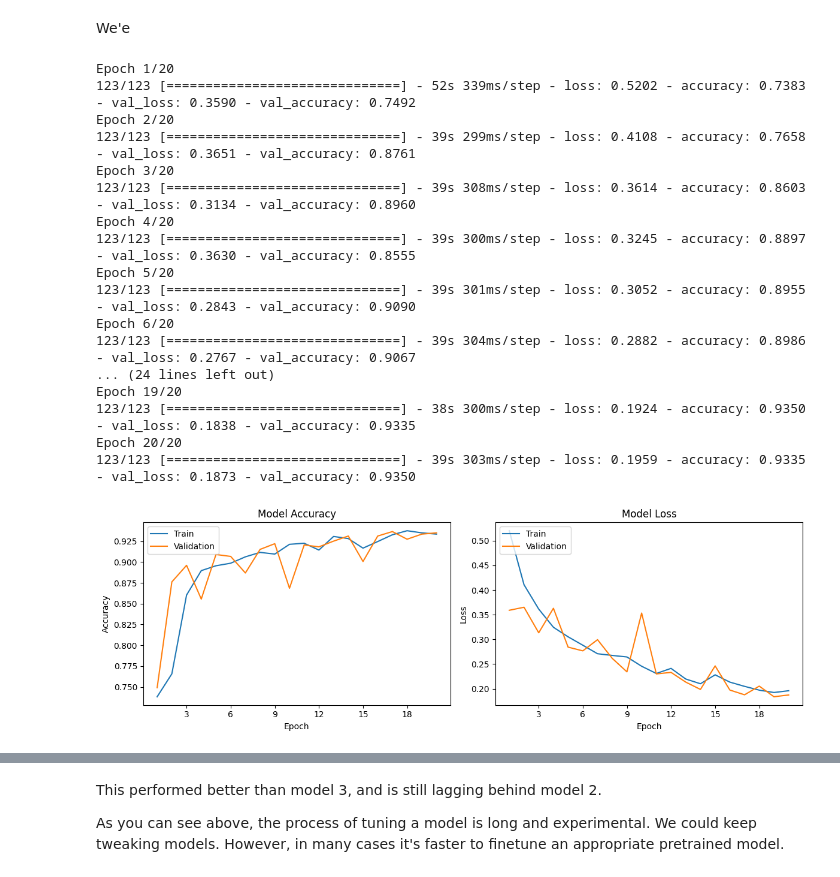
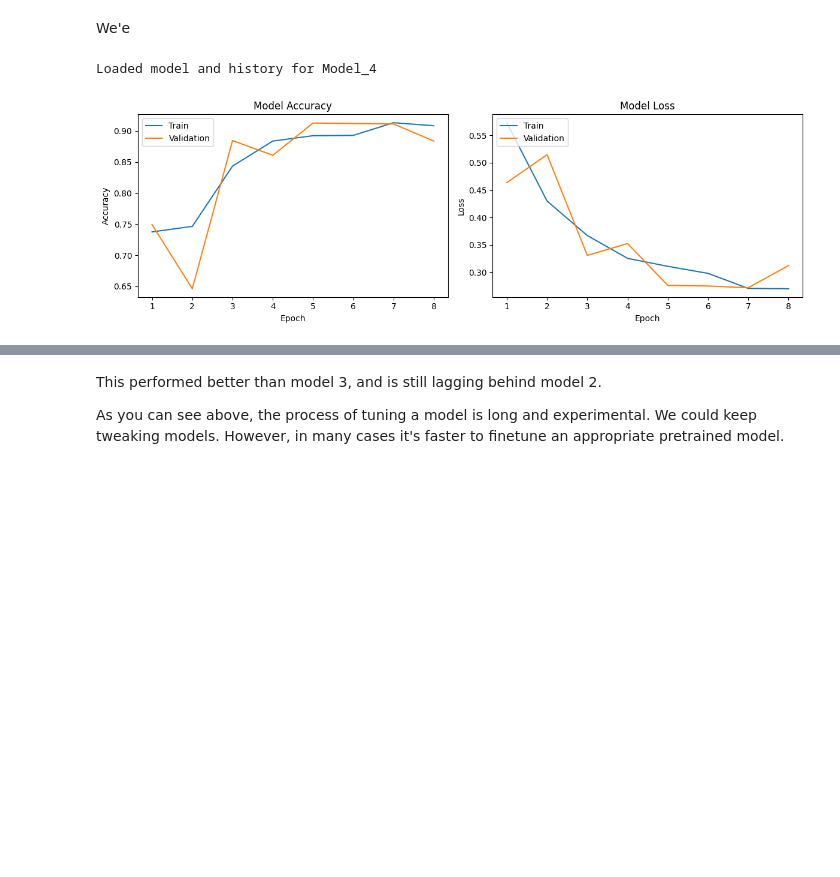
Before and after one commit to JosiahBeynon/detect-pneumonia-xray, a Jupyter notebook: Detect_Pneumonia_Using_X_Ray_Images_with_CNNs_and_Transfer_Learning.ipynb, the cells around one changed output, grey strips where cells are left out. Drawn from its saved outputs; the diff is of its cells as text; code cells hidden in the pictures; blank space fills up the shorter version.

```diff
--- a/Detect_Pneumonia_Using_X_Ray_Images_with_CNNs_and_Transfer_Learning.ipynb
+++ b/Detect_Pneumonia_Using_X_Ray_Images_with_CNNs_and_Transfer_Learning.ipynb
@@ -505,23 +506,7 @@ _________________________________________________________________
 # %% [markdown]
 We'e
 # %%
-fit_plot_store('Model 4', model_4, epochs=20, shuffle=True)
+fit_plot_store(model_4, epochs=20, shuffle=True)
 # %% [output]
-Epoch 1/20
-123/123 [==============================] - 52s 339ms/step - loss: 0.5202 - accuracy: 0.7383 - val_loss: 0.3590 - val_accuracy: 0.7492
-Epoch 2/20
-123/123 [==============================] - 39s 299ms/step - loss: 0.4108 - accuracy: 0.7658 - val_loss: 0.3651 - val_accuracy: 0.8761
-Epoch 3/20
-123/123 [==============================] - 39s 308ms/step - loss: 0.3614 - accuracy: 0.8603 - val_loss: 0.3134 - val_accuracy: 0.8960
-Epoch 4/20
-123/123 [==============================] - 39s 300ms/step - loss: 0.3245 - accuracy: 0.8897 - val_loss: 0.3630 - val_accuracy: 0.8555
-Epoch 5/20
-123/123 [==============================] - 39s 301ms/step - loss: 0.3052 - accuracy: 0.8955 - val_loss: 0.2843 - val_accuracy: 0.9090
-Epoch 6/20
-123/123 [==============================] - 39s 304ms/step - loss: 0.2882 - accuracy: 0.8986 - val_loss: 0.2767 - val_accuracy: 0.9067
-... (24 lines left out)
-Epoch 19/20
-123/123 [==============================] - 38s 300ms/step - loss: 0.1924 - accuracy: 0.9350 - val_loss: 0.1838 - val_accuracy: 0.9335
-Epoch 20/20
-123/123 [==============================] - 39s 303ms/step - loss: 0.1959 - accuracy: 0.9335 - val_loss: 0.1873 - val_accuracy: 0.9350
+Loaded model and history for Model_4
-[figure, old version]
+[figure, new version]
```
Also changed, not shown: parts of 21 cells of this notebook.
